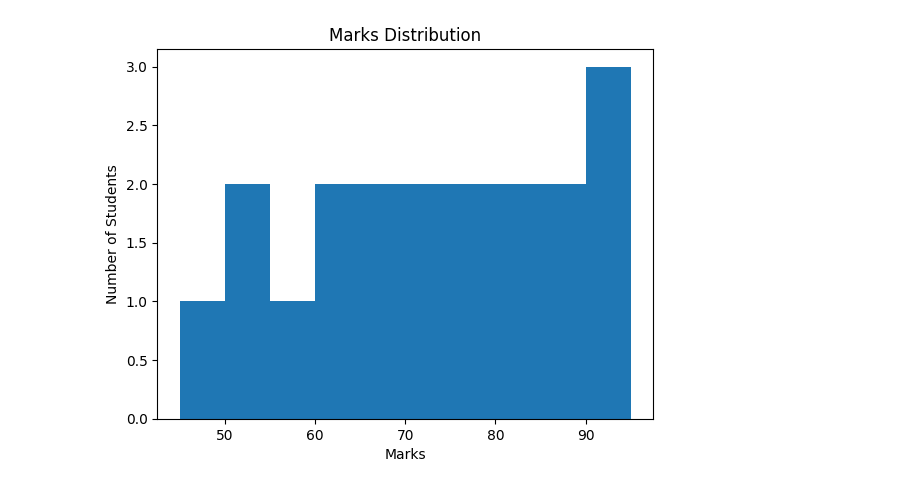
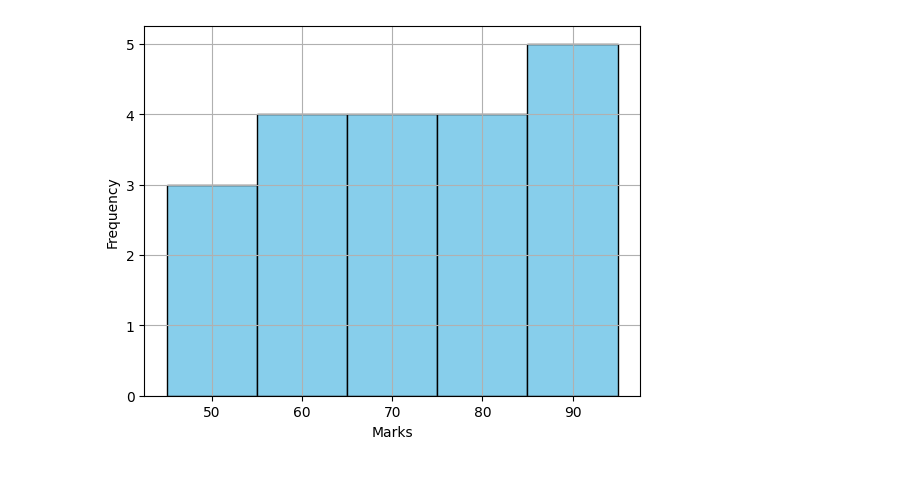
Before and after one commit to RutujaBidkar/Matplotlib_Workplace, a Jupyter notebook: MatplotlibDay2.ipynb, the cells around one changed output. Saved outputs shown, nothing was run; the diff lists cells and outputs as text; code cells hidden in the pictures.

```diff
--- a/MatplotlibDay2.ipynb
+++ b/MatplotlibDay2.ipynb
@@ -47,15 +181,14 @@ plt.show()
 # %%
-import matplotlib.pyplot as plt
-
-marks = [45, 50, 52, 55, 60, 62, 65, 68, 70, 72,
-         75, 78, 80, 82, 85, 88, 90, 92, 95]
-
-plt.hist(marks)
-
+marks = [45, 50, 52, 55, 58, 60, 62, 65, 68, 70,
+         72, 75, 78, 80, 82, 85, 88, 90, 92, 95]
+plt.hist(
+    marks,
+    bins =5,
+    color= "skyblue",
+    edgecolor="black",
+)
 plt.xlabel("Marks")
-plt.ylabel("Number of Students")
-plt.title("Marks Distribution")
-
-plt.show()
+plt.ylabel("Frequency")
+plt.grid()
 # %% [output]
-[figure, old version]
+[figure, new version]
```
Also changed, not shown: parts of 14 cells of this notebook.
